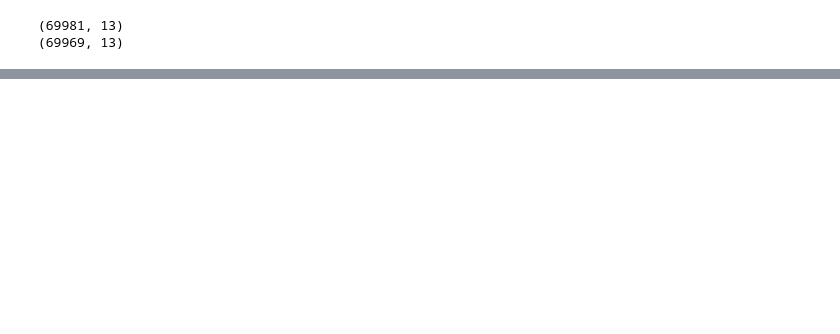
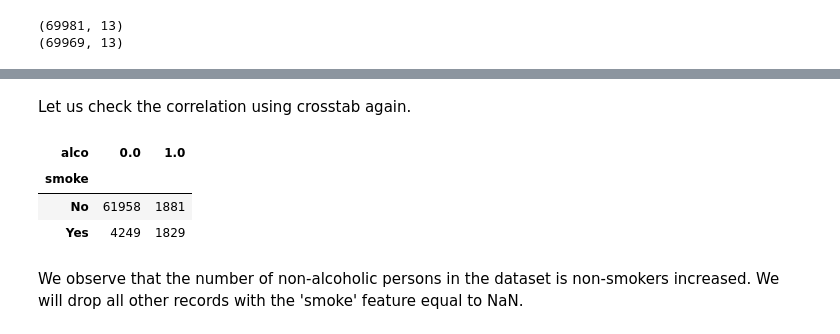
Before and after one commit to mkjubran/Fundamentals-of-AI-and-Machine-Learning, a Jupyter notebook: EXPLORATORY_DATA_ANALYSIS_–_DATA_CLEANING.ipynb, the cells around one changed output, grey strips where cells are left out. Saved outputs shown, nothing was run; the diff lists cells and outputs as text; code cells hidden in the pictures; blank space fills up the shorter version.

```diff
--- a/EXPLORATORY_DATA_ANALYSIS_–_DATA_CLEANING.ipynb
+++ b/EXPLORATORY_DATA_ANALYSIS_–_DATA_CLEANING.ipynb
@@ -354,0 +403,11 @@ print(dfsmoke.shape)
+# %% [markdown]
+Let us check the correlation using crosstab again.
+# %%
+pd.crosstab(df['smoke'],df['alco'])
+# %% [output]
+| alco | 0.0 | 1.0 |
+| smoke |  |  |
+| No | 61958 | 1881 |
+| Yes | 4249 | 1829 |
+# %% [markdown]
+We observe that the number of non-alcoholic persons in the dataset is non-smokers increased. We will drop all other records with the 'smoke' feature equal to NaN.
```
Also changed, not shown: parts of 40 cells of this notebook.
